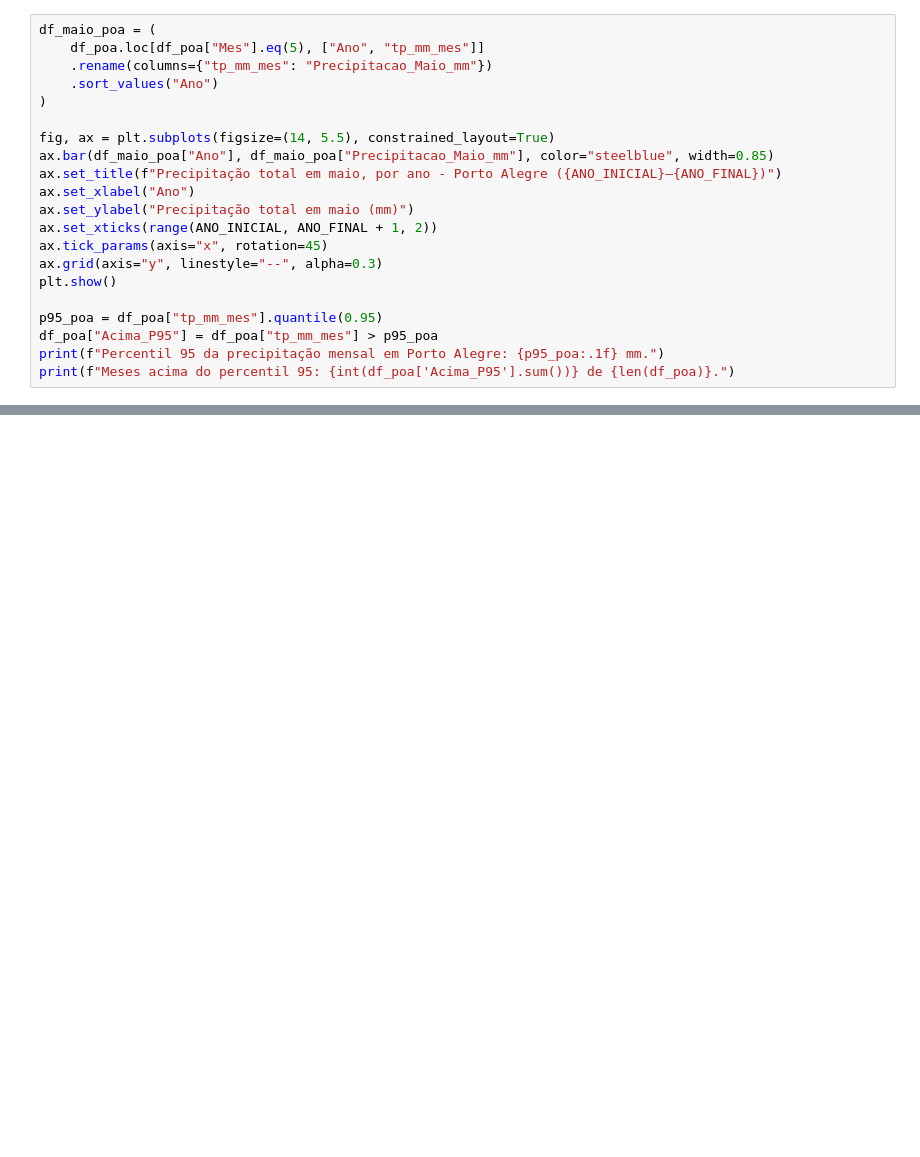
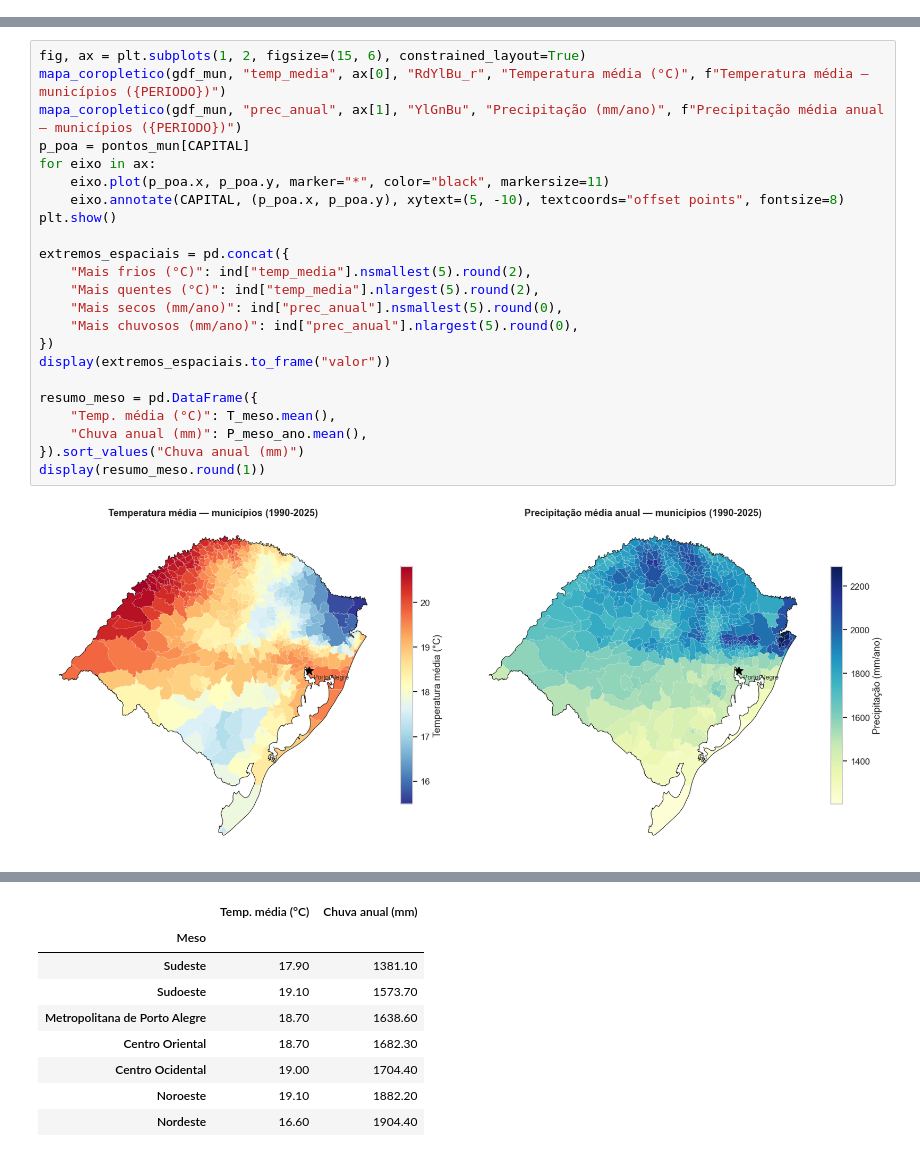
Before and after one commit to robertamuller/analise-climatica-rs, a Jupyter notebook: analise_climatica.ipynb, the cells around one changed output, grey strips where cells are left out. Saved outputs shown, nothing was run; the diff lists cells and outputs as text; blank space fills up the shorter version.

Commit message:
Add ERA5 climate data, exploratory analysis and project documentation

```diff
--- a/analise_climatica.ipynb
+++ b/analise_climatica.ipynb
@@ -634,21 +0,0 @@ Maior precipitação mensal: 10/1997 (436.8 mm)
-# %%
-df_maio_poa = (
-    df_poa.loc[df_poa["Mes"].eq(5), ["Ano", "tp_mm_mes"]]
-    .rename(columns={"tp_mm_mes": "Precipitacao_Maio_mm"})
-    .sort_values("Ano")
-)
-
-fig, ax = plt.subplots(figsize=(14, 5.5), constrained_layout=True)
-ax.bar(df_maio_poa["Ano"], df_maio_poa["Precipitacao_Maio_mm"], color="steelblue", width=0.85)
-ax.set_title(f"Precipitação total em maio, por ano - Porto Alegre ({ANO_INICIAL}–{ANO_FINAL})")
-ax.set_xlabel("Ano")
-ax.set_ylabel("Precipitação total em maio (mm)")
-ax.set_xticks(range(ANO_INICIAL, ANO_FINAL + 1, 2))
-ax.tick_params(axis="x", rotation=45)
-ax.grid(axis="y", linestyle="--", alpha=0.3)
-plt.show()
-
-p95_poa = df_poa["tp_mm_mes"].quantile(0.95)
-df_poa["Acima_P95"] = df_poa["tp_mm_mes"] > p95_poa
-print(f"Percentil 95 da precipitação mensal em Porto Alegre: {p95_poa:.1f} mm.")
-print(f"Meses acima do percentil 95: {int(df_poa['Acima_P95'].sum())} de {len(df_poa)}.")
@@ -944,0 +318,25 @@ Resumo dos COREDEs:
+# %%
+fig, ax = plt.subplots(1, 2, figsize=(15, 6), constrained_layout=True)
+mapa_coropletico(gdf_mun, "temp_media", ax[0], "RdYlBu_r", "Temperatura média (°C)", f"Temperatura média — municípios ({PERIODO})")
+mapa_coropletico(gdf_mun, "prec_anual", ax[1], "YlGnBu", "Precipitação (mm/ano)", f"Precipitação média anual — municípios ({PERIODO})")
+p_poa = pontos_mun[CAPITAL]
+for eixo in ax:
+    eixo.plot(p_poa.x, p_poa.y, marker="*", color="black", markersize=11)
+    eixo.annotate(CAPITAL, (p_poa.x, p_poa.y), xytext=(5, -10), textcoords="offset points", fontsize=8)
+plt.show()
+
+extremos_espaciais = pd.concat({
+    "Mais frios (°C)": ind["temp_media"].nsmallest(5).round(2),
+    "Mais quentes (°C)": ind["temp_media"].nlargest(5).round(2),
+    "Mais secos (mm/ano)": ind["prec_anual"].nsmallest(5).round(0),
+    "Mais chuvosos (mm/ano)": ind["prec_anual"].nlargest(5).round(0),
+})
+display(extremos_espaciais.to_frame("valor"))
+
+resumo_meso = pd.DataFrame({
+    "Temp. média (°C)": T_meso.mean(),
+    "Chuva anual (mm)": P_meso_ano.mean(),
+}).sort_values("Chuva anual (mm)")
+display(resumo_meso.round(1))
+# %% [output]
+[figure, added]
@@ -944,0 +361,9 @@ Resumo dos COREDEs:
+|  | Temp. média (°C) | Chuva anual (mm) |
+| Meso |  |  |
+| Sudeste | 17.90 | 1381.10 |
+| Sudoeste | 19.10 | 1573.70 |
+| Metropolitana de Porto Alegre | 18.70 | 1638.60 |
+| Centro Oriental | 18.70 | 1682.30 |
+| Centro Ocidental | 19.00 | 1704.40 |
+| Noroeste | 19.10 | 1882.20 |
+| Nordeste | 16.60 | 1904.40 |
```
Also changed, not shown: parts of 67 cells of this notebook, 10 other files.
